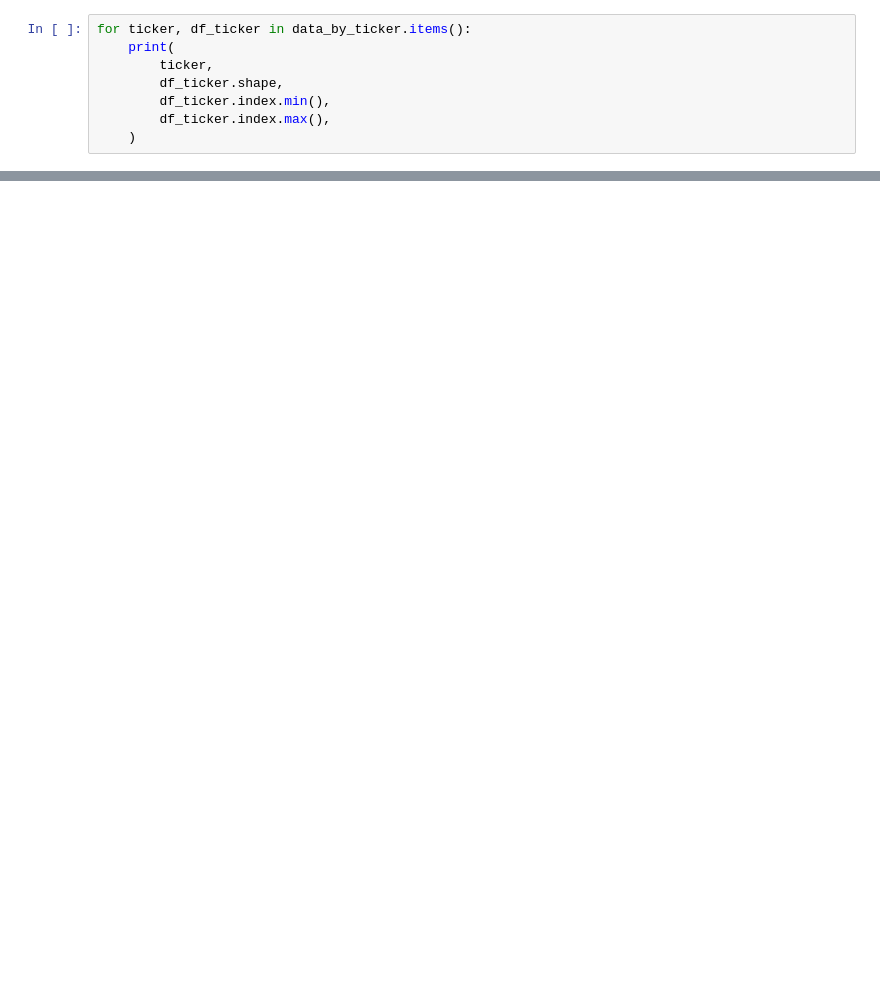
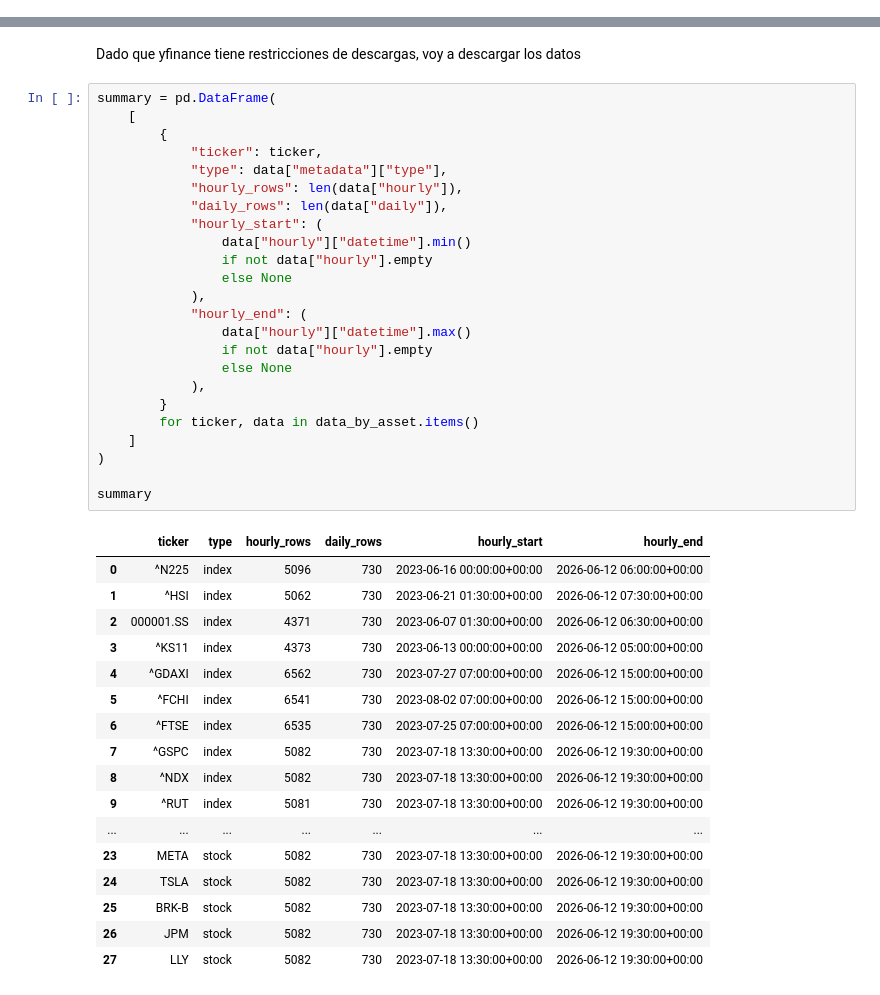
Before and after one commit to mirdbg/Predicting-SPX, a Jupyter notebook: notebooks/Notebook 1 - Trying only other indexes.ipynb, the cells around one changed output, grey strips where cells are left out. Saved outputs shown, nothing was run; the diff lists cells and outputs as text; blank space fills up the shorter version.

```diff
--- a/notebooks/Notebook 1 - Trying only other indexes.ipynb
+++ b/notebooks/Notebook 1 - Trying only other indexes.ipynb
@@ -316,8 +0,0 @@ memory usage: 1.2 MB
-# %%
-for ticker, df_ticker in data_by_ticker.items():
-    print(
-        ticker,
-        df_ticker.shape,
-        df_ticker.index.min(),
-        df_ticker.index.max(),
-    )
@@ -808,0 +501,44 @@ features_by_ticker["^GSPC"].head()
+# %% [markdown]
+Dado que yfinance tiene restricciones de descargas, voy a descargar los datos
+# %%
+summary = pd.DataFrame(
+    [
+        {
+            "ticker": ticker,
+            "type": data["metadata"]["type"],
+            "hourly_rows": len(data["hourly"]),
+            "daily_rows": len(data["daily"]),
+            "hourly_start": (
+                data["hourly"]["datetime"].min()
+                if not data["hourly"].empty
+                else None
+            ),
+            "hourly_end": (
+                data["hourly"]["datetime"].max()
+                if not data["hourly"].empty
+                else None
+            ),
+        }
+        for ticker, data in data_by_asset.items()
+    ]
+)
+
+summary
+# %% [output]
+|  | ticker | type | hourly_rows | daily_rows | hourly_start | hourly_end |
+| 0 | ^N225 | index | 5096 | 730 | 2023-06-16 00:00:00+00:00 | 2026-06-12 06:00:00+00:00 |
+| 1 | ^HSI | index | 5062 | 730 | 2023-06-21 01:30:00+00:00 | 2026-06-12 07:30:00+00:00 |
+| 2 | 000001.SS | index | 4371 | 730 | 2023-06-07 01:30:00+00:00 | 2026-06-12 06:30:00+00:00 |
+| 3 | ^KS11 | index | 4373 | 730 | 2023-06-13 00:00:00+00:00 | 2026-06-12 05:00:00+00:00 |
+| 4 | ^GDAXI | index | 6562 | 730 | 2023-07-27 07:00:00+00:00 | 2026-06-12 15:00:00+00:00 |
+| 5 | ^FCHI | index | 6541 | 730 | 2023-08-02 07:00:00+00:00 | 2026-06-12 15:00:00+00:00 |
+| 6 | ^FTSE | index | 6535 | 730 | 2023-07-25 07:00:00+00:00 | 2026-06-12 15:00:00+00:00 |
+| 7 | ^GSPC | index | 5082 | 730 | 2023-07-18 13:30:00+00:00 | 2026-06-12 19:30:00+00:00 |
+| 8 | ^NDX | index | 5082 | 730 | 2023-07-18 13:30:00+00:00 | 2026-06-12 19:30:00+00:00 |
+| 9 | ^RUT | index | 5081 | 730 | 2023-07-18 13:30:00+00:00 | 2026-06-12 19:30:00+00:00 |
+| ... | ... | ... | ... | ... | ... | ... |
+| 23 | META | stock | 5082 | 730 | 2023-07-18 13:30:00+00:00 | 2026-06-12 19:30:00+00:00 |
+| 24 | TSLA | stock | 5082 | 730 | 2023-07-18 13:30:00+00:00 | 2026-06-12 19:30:00+00:00 |
+| 25 | BRK-B | stock | 5082 | 730 | 2023-07-18 13:30:00+00:00 | 2026-06-12 19:30:00+00:00 |
+| 26 | JPM | stock | 5082 | 730 | 2023-07-18 13:30:00+00:00 | 2026-06-12 19:30:00+00:00 |
+| 27 | LLY | stock | 5082 | 730 | 2023-07-18 13:30:00+00:00 | 2026-06-12 19:30:00+00:00 |
```
Also changed, not shown: parts of 41 cells of this notebook, 57 other files.
